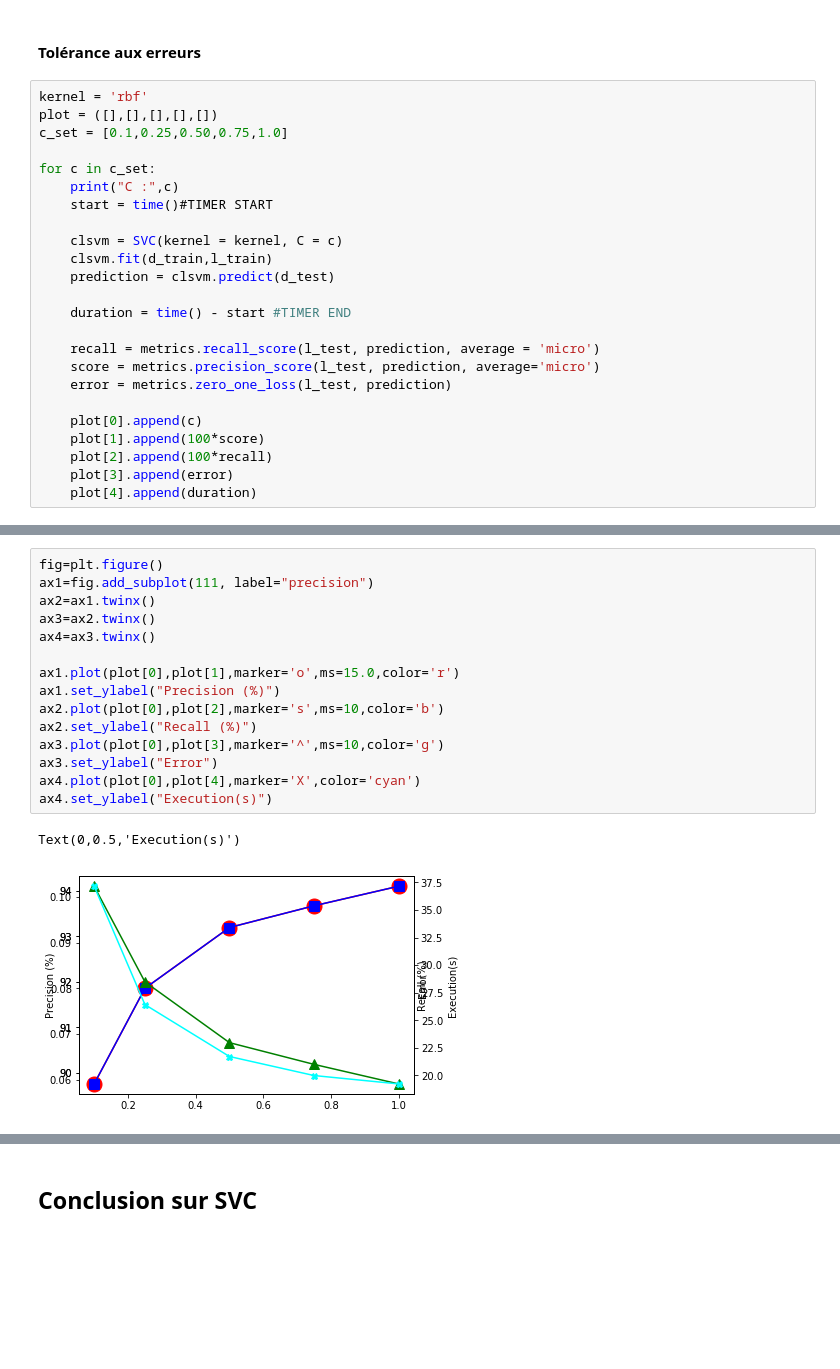
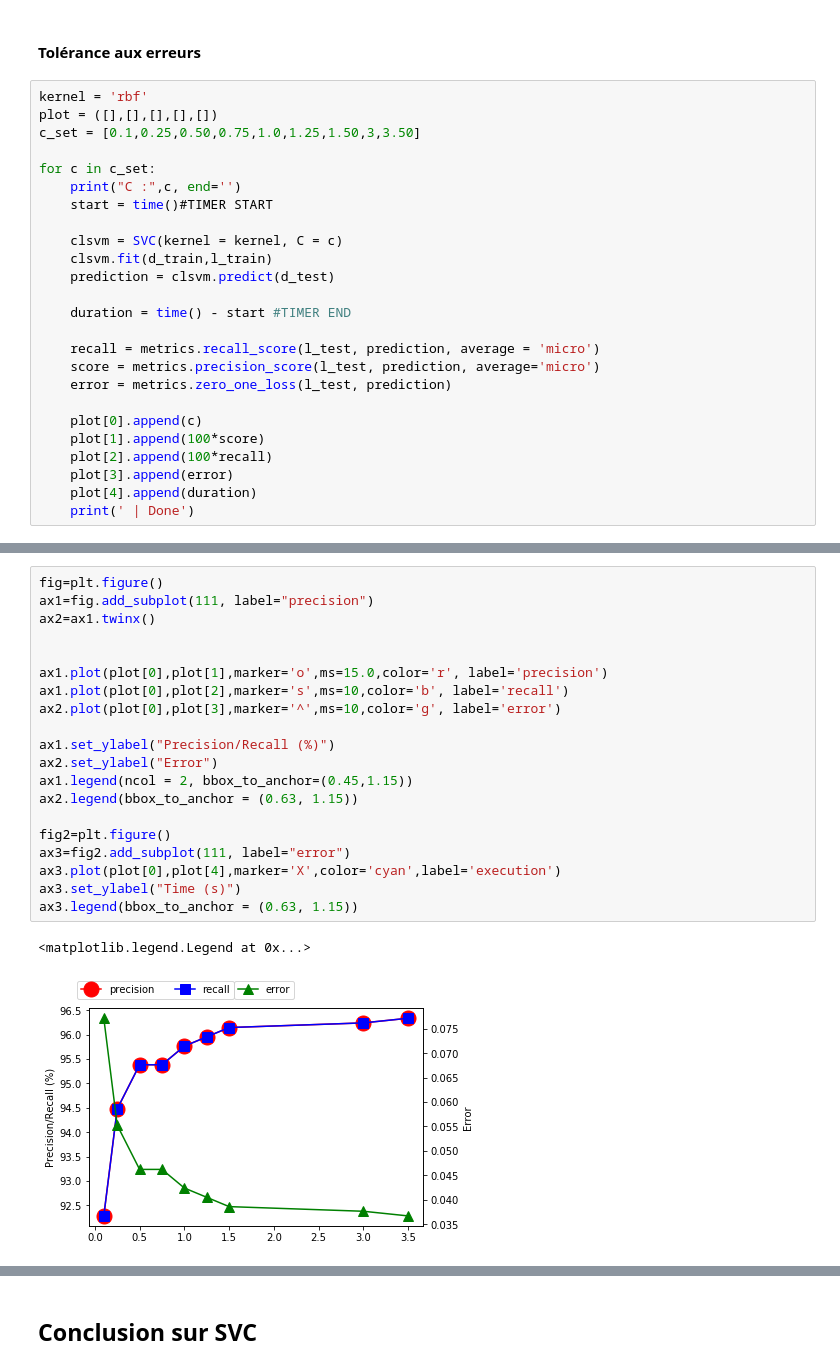
Before and after one commit to NyuB/TP_AP_Sup, a Jupyter notebook: TP3_SVM/TP3_SVM.ipynb, the cells around one changed output, grey strips where cells are left out. Drawn from its saved outputs; the diff is of its cells as text; blank space fills up the shorter version.

```diff
--- a/TP3_SVM/TP3_SVM.ipynb
+++ b/TP3_SVM/TP3_SVM.ipynb
@@ -99,10 +104,10 @@ Cependant, elle est également la plus lente. La fonction linear est plus rapide
 # %%
 kernel = 'rbf'
 plot = ([],[],[],[],[])
-c_set = [0.1,0.25,0.50,0.75,1.0]
+c_set = [0.1,0.25,0.50,0.75,1.0,1.25,1.50,3,3.50]
 
 for c in c_set:
-    print("C :",c)
+    print("C :",c, end='')
     start = time()#TIMER START
 
     clsvm = SVC(kernel = kernel, C = c)
@@ -120,4 +125,5 @@ for c in c_set:
     plot[2].append(100*recall)
     plot[3].append(error)
     plot[4].append(duration)
+    print(' | Done')
 # %% [output]
@@ -129,18 +139,23 @@ C : 1.0
 # %%
 fig=plt.figure()
 ax1=fig.add_subplot(111, label="precision")
 ax2=ax1.twinx()
-ax3=ax2.twinx()
-ax4=ax3.twinx()
 
-ax1.plot(plot[0],plot[1],marker='o',ms=15.0,color='r')
-ax1.set_ylabel("Precision (%)")
-ax2.plot(plot[0],plot[2],marker='s',ms=10,color='b')
-ax2.set_ylabel("Recall (%)")
-ax3.plot(plot[0],plot[3],marker='^',ms=10,color='g')
-ax3.set_ylabel("Error")
-ax4.plot(plot[0],plot[4],marker='X',color='cyan')
-ax4.set_ylabel("Execution(s)")
+
+ax1.plot(plot[0],plot[1],marker='o',ms=15.0,color='r', label='precision')
+ax1.plot(plot[0],plot[2],marker='s',ms=10,color='b', label='recall')
+ax2.plot(plot[0],plot[3],marker='^',ms=10,color='g', label='error')
+
+ax1.set_ylabel("Precision/Recall (%)")
+ax2.set_ylabel("Error")
+ax1.legend(ncol = 2, bbox_to_anchor=(0.45,1.15))
+ax2.legend(bbox_to_anchor = (0.63, 1.15))
+
+fig2=plt.figure()
+ax3=fig2.add_subplot(111, label="error")
+ax3.plot(plot[0],plot[4],marker='X',color='cyan',label='execution')
+ax3.set_ylabel("Time (s)")
+ax3.legend(bbox_to_anchor = (0.63, 1.15))
 # %% [output]
-Text(0,0.5,'Execution(s)')
+<matplotlib.legend.Legend at 0x...>
-[figure, old version]
+[figure, new version]
```
Also changed, not shown: parts of 9 cells of this notebook, 3 other files.
